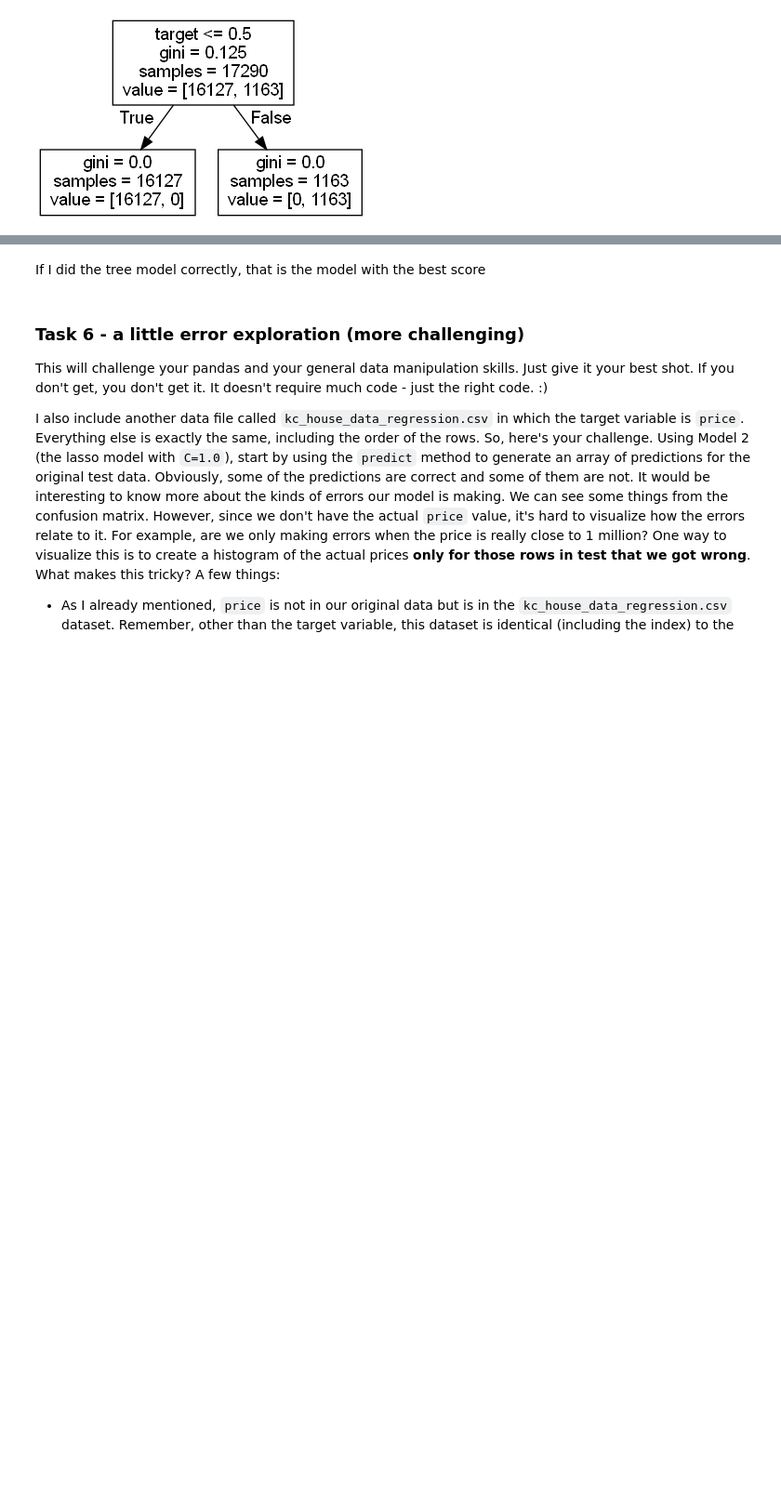
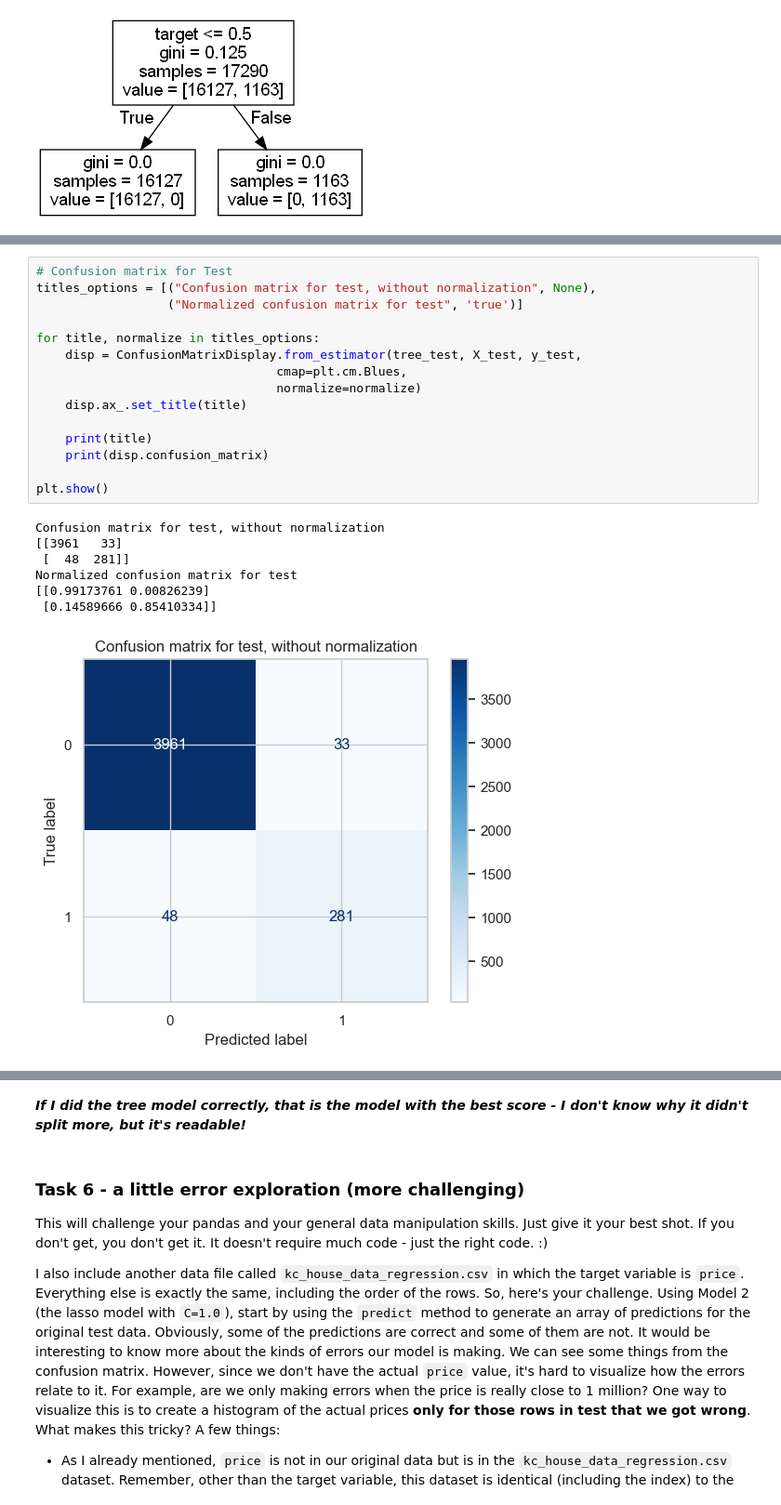
Before and after one commit to Rhedhead0621/hw1_hojdila, a Jupyter notebook: hw1_hojdila.ipynb, the cells around one changed output, grey strips where cells are left out. Shown at 93% size. Drawn from its saved outputs; the diff is of its cells as text; blank space fills up the shorter version.

```diff
--- a/hw1_hojdila.ipynb
+++ b/hw1_hojdila.ipynb
@@ -1051,0 +1072,23 @@ modelTreetrain 0.983921
+# %%
+# Confusion matrix for Test
+titles_options = [("Confusion matrix for test, without normalization", None),
+                  ("Normalized confusion matrix for test", 'true')]
+
+for title, normalize in titles_options:
+    disp = ConfusionMatrixDisplay.from_estimator(tree_test, X_test, y_test,
+                                 cmap=plt.cm.Blues,
+                                 normalize=normalize)
+    disp.ax_.set_title(title)
+
+    print(title)
+    print(disp.confusion_matrix)
+
+plt.show()
+# %% [output]
+Confusion matrix for test, without normalization
+[[3961   33]
+ [  48  281]]
+Normalized confusion matrix for test
+[[0.99173761 0.00826239]
+ [0.14589666 0.85410334]]
+[figure, added]
@@ -1052,5 +1096,5 @@ modelTreetrain 0.983921
 # %% [markdown]
-If I did the tree model correctly, that is the model with the best score
+***If I did the tree model correctly, that is the model with the best score - I don't know why it didn't split more, but it's readable!***
 # %% [markdown]
 ### Task 6 - a little error exploration (more challenging)
 
```
Also changed, not shown: parts of 42 cells of this notebook, 1 other file.
